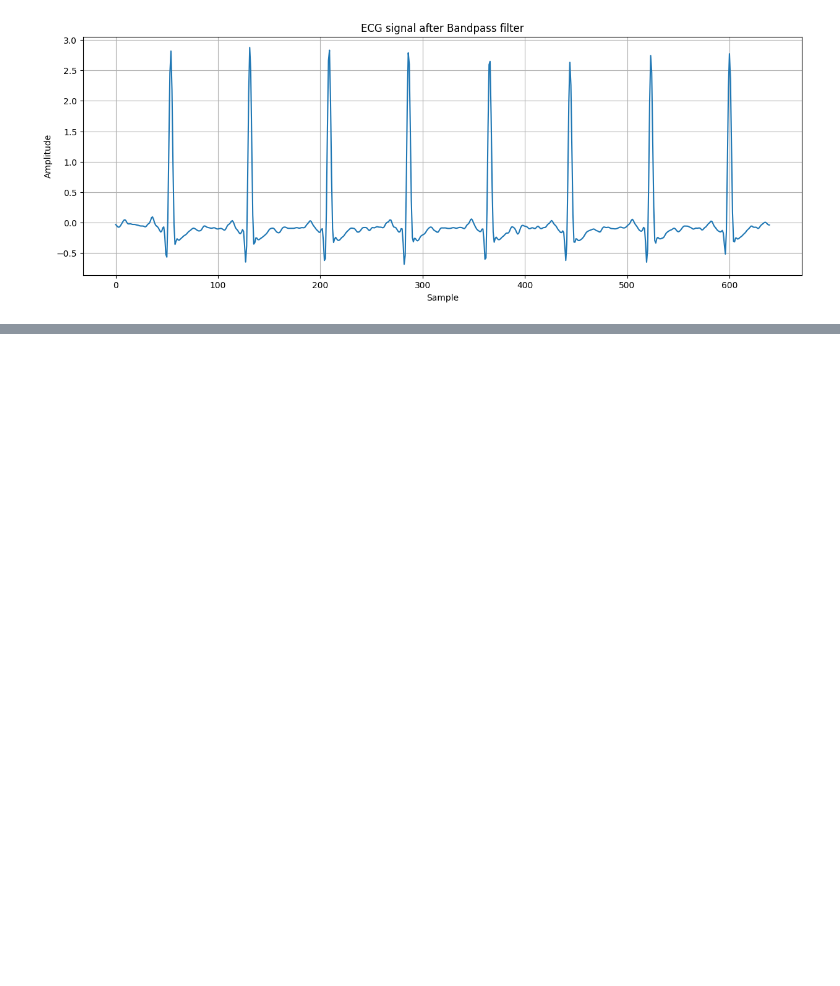
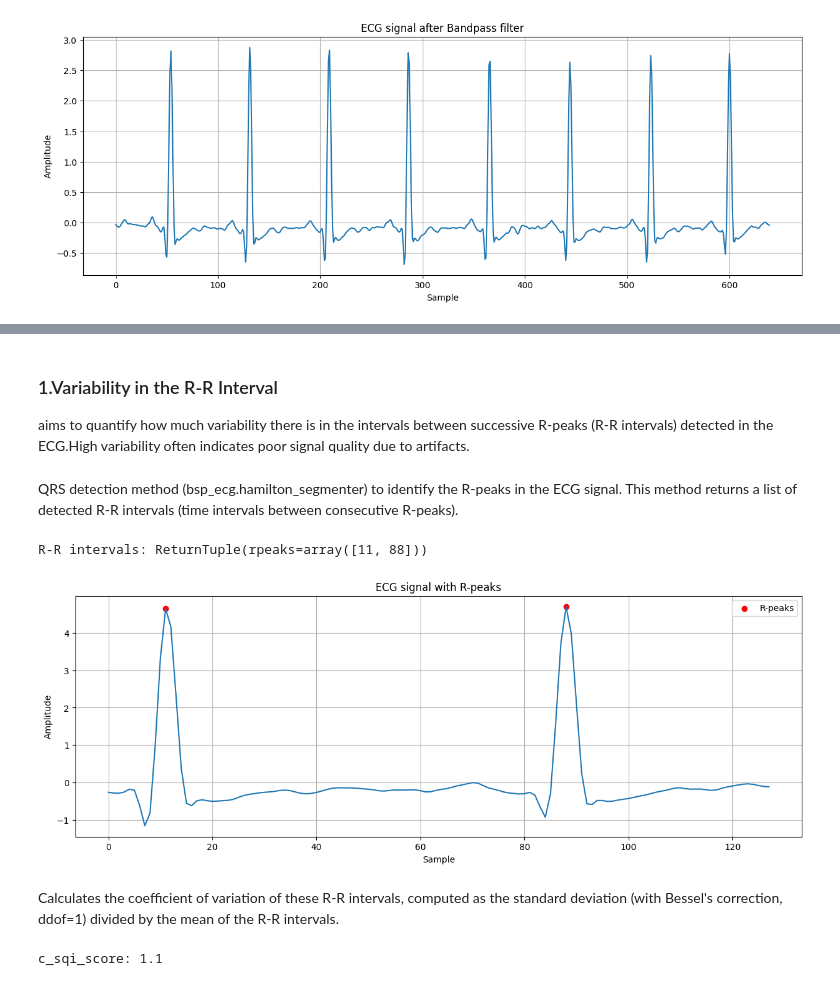
Before and after one commit to SadaruwanSRI/Forecasting-for-anomaly-detection-on-ECG, a Jupyter notebook: EDA.ipynb, the cells around one changed output, grey strips where cells are left out. Cells and saved outputs as stored; diff of their text form; code cells hidden in the pictures; blank space fills up the shorter version.

```diff
--- a/EDA.ipynb
+++ b/EDA.ipynb
@@ -510,0 +149,3 @@ ModuleNotFoundError: No module named 'xgboost'
+# %%
+# Normalizing the signal
+ecg_signal = StandardScaler().fit_transform(window_complete_intra.reshape(-1, 1)).reshape(1, -1)[0]
@@ -510,0 +163,4 @@ ModuleNotFoundError: No module named 'xgboost'
+# %% [markdown]
+### 1.Variability in the R-R Interval
+
+aims to quantify how much variability there is in the intervals between successive R-peaks (R-R intervals) detected in the ECG.High variability often indicates poor signal quality due to artifacts.
@@ -510,0 +169,32 @@ ModuleNotFoundError: No module named 'xgboost'
+# %% [markdown]
+QRS detection method (bsp_ecg.hamilton_segmenter) to identify the R-peaks in the ECG signal. This method returns a list of detected R-R intervals (time intervals between consecutive R-peaks).
+# %%
+rri_list = bsp_ecg.hamilton_segmenter(
+    signal=np.array(ecg_signal),
+    sampling_rate=fs
+)
+print("R-R intervals:", rri_list)
+# %% [output]
+R-R intervals: ReturnTuple(rpeaks=array([11, 88]))
+# %%
+# plot the ecg signal and mark the R-peaks
+plt.figure(figsize=(15, 5))
+plt.plot(ecg_signal)
+plt.scatter(rri_list, ecg_signal[rri_list], color='red', label='R-peaks')
+plt.title("ECG signal with R-peaks")
+plt.xlabel("Sample")
+plt.ylabel("Amplitude")
+plt.legend()
+plt.grid()
+plt.show()
+# %% [output]
+[figure, added]
+# %% [markdown]
+Calculates the coefficient of variation of these R-R intervals, computed as the standard deviation (with Bessel's correction, ddof=1) divided by the mean of the R-R intervals.
+# %%
+c_sqi_score = float(np.round(
+    np.std(rri_list,ddof=1)/np.mean(rri_list),3
+))
+print("c_sqi_score:", c_sqi_score)
+# %% [output]
+c_sqi_score: 1.1
```
Also changed, not shown: parts of 32 cells of this notebook.
